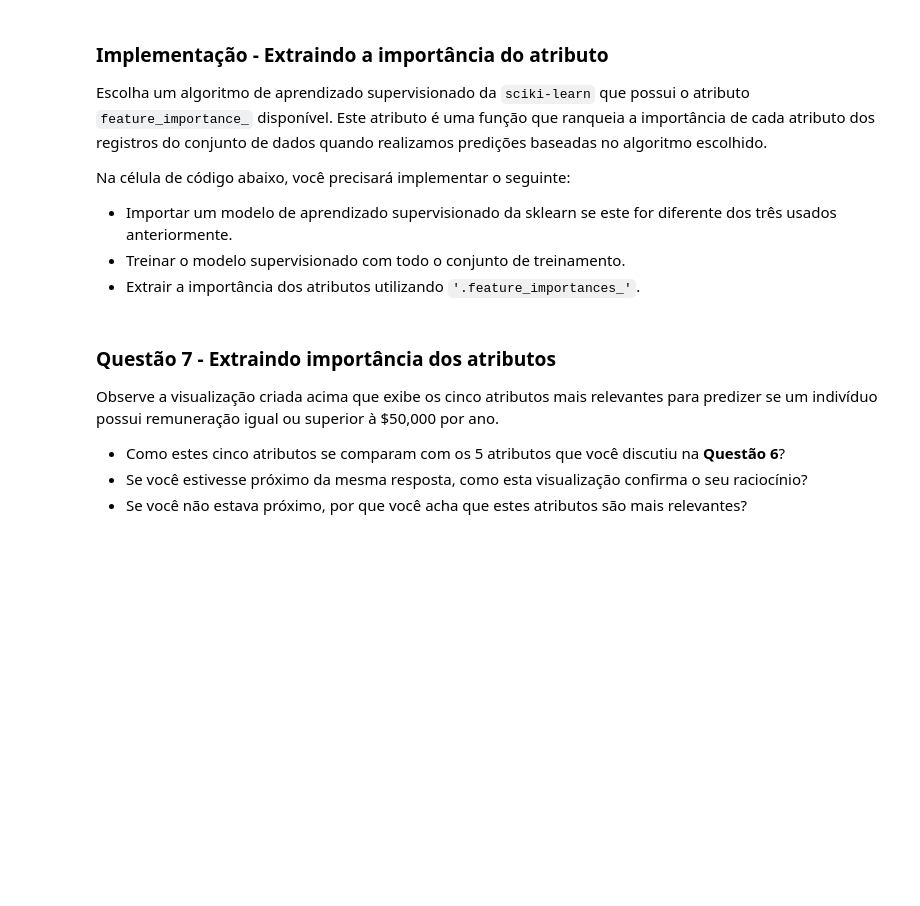
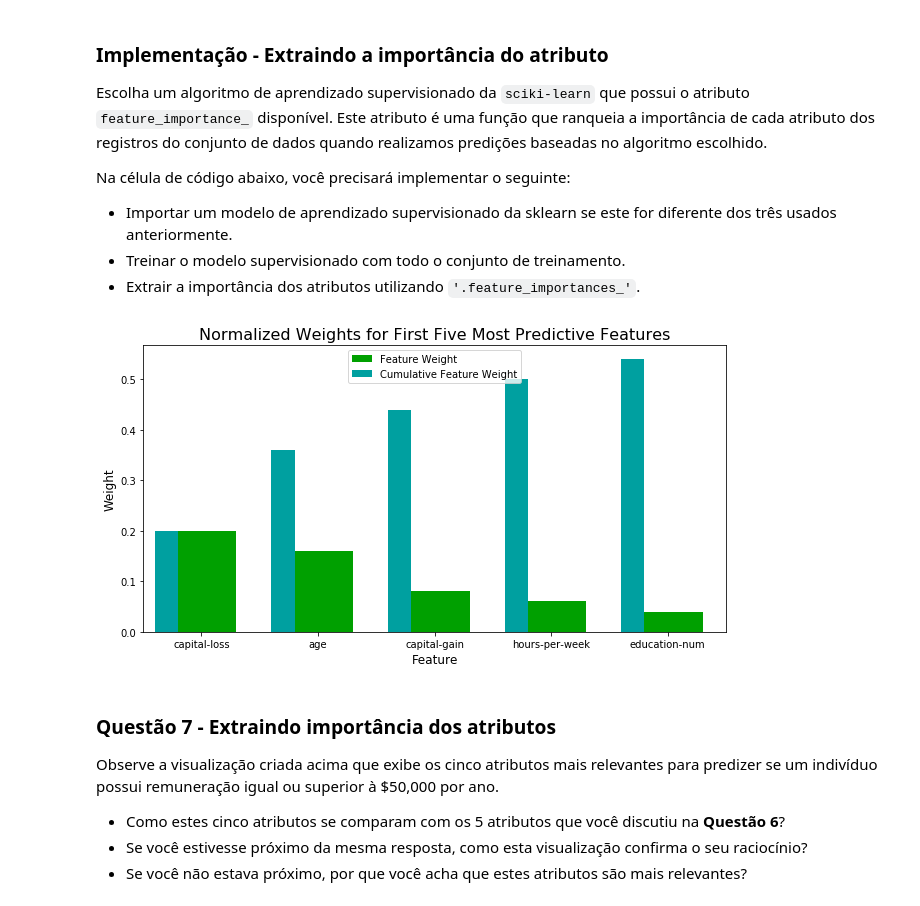
Before and after one commit to sq-ricardo-pereira/br-machine-learning, a Jupyter notebook: projects/finding_donors/finding_donors_PT.ipynb, the cells around one changed output. Saved outputs shown, nothing was run; the diff lists cells and outputs as text; code cells hidden in the pictures; blank space fills up the shorter version.

```diff
--- a/projects/finding_donors/finding_donors_PT.ipynb
+++ b/projects/finding_donors/finding_donors_PT.ipynb
@@ -492,15 +549,17 @@ Na célula de código abaixo, você precisará implementar o seguinte:
 # %%
 # TODO: Importar um modelo de aprendizado supervisionado que tenha 'feature_importances_'
 
-
+ada_clf = AdaBoostClassifier()
 # TODO: Treinar o modelo utilizando o conjunto de treinamento com .fit(X_train, y_train)
-model = None
+model = ada_clf.fit(X_train, y_train)
 
 # TODO: Extrair a importância dos atributos utilizando .feature_importances_
-importances = None
+importances = ada_clf.feature_importances_
 
 # Plotar
 vs.feature_plot(importances, X_train, y_train)
+# %% [output]
+[figure, added]
 # %% [markdown]
 ### Questão 7 - Extraindo importância dos atributos
 
```
Also changed, not shown: parts of 21 cells of this notebook, 3 other files.
